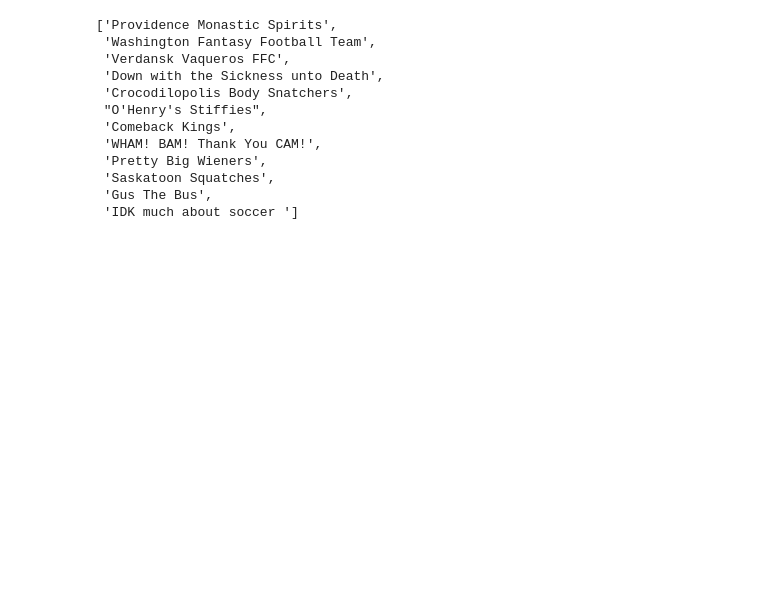
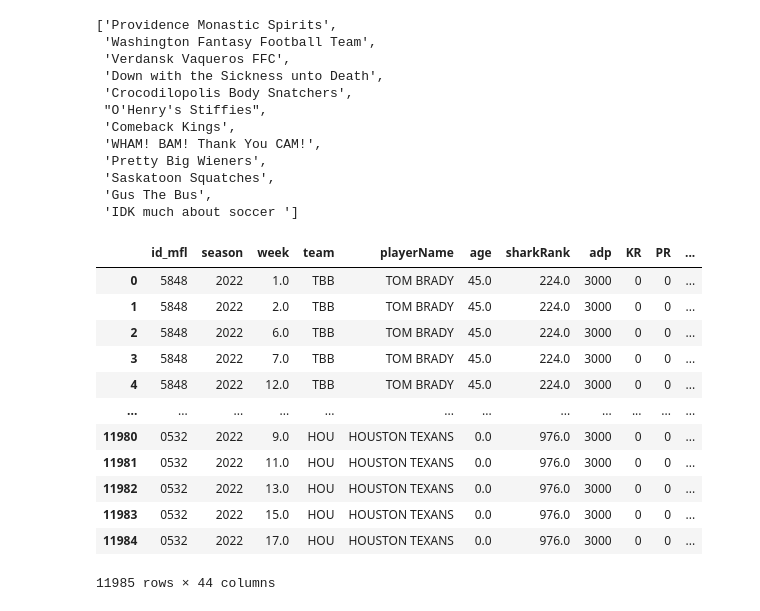
Before and after one commit to travisdharry/FantasyFootballApp, a Jupyter notebook: notebooks/app.ipynb, the cells around one changed output. Cells and saved outputs as stored; diff of their text form; code cells hidden in the pictures; blank space fills up the shorter version.

```diff
--- a/notebooks/app.ipynb
+++ b/notebooks/app.ipynb
@@ -51,10 +51,25 @@ franchises
  'IDK much about soccer ']
 # %%
 #def allPlayers():
-player_df = db.get_df("player_df")
+player_df = db.read_db("predictions")
 tables = [player_df.to_html(classes='data')]
 titles=player_df.columns.values
 #return render_template("allPlayers.html", tables=tables, titles=titles)
+player_df
+# %% [output]
+|  | id_mfl | season | week | team | playerName | age | sharkRank | adp | KR | PR | ... |
+| 0 | 5848 | 2022 | 1.0 | TBB | TOM BRADY | 45.0 | 224.0 | 3000 | 0 | 0 | ... |
+| 1 | 5848 | 2022 | 2.0 | TBB | TOM BRADY | 45.0 | 224.0 | 3000 | 0 | 0 | ... |
+| 2 | 5848 | 2022 | 6.0 | TBB | TOM BRADY | 45.0 | 224.0 | 3000 | 0 | 0 | ... |
+| 3 | 5848 | 2022 | 7.0 | TBB | TOM BRADY | 45.0 | 224.0 | 3000 | 0 | 0 | ... |
+| 4 | 5848 | 2022 | 12.0 | TBB | TOM BRADY | 45.0 | 224.0 | 3000 | 0 | 0 | ... |
+| ... | ... | ... | ... | ... | ... | ... | ... | ... | ... | ... | ... |
+| 11980 | 0532 | 2022 | 9.0 | HOU | HOUSTON TEXANS | 0.0 | 976.0 | 3000 | 0 | 0 | ... |
+| 11981 | 0532 | 2022 | 11.0 | HOU | HOUSTON TEXANS | 0.0 | 976.0 | 3000 | 0 | 0 | ... |
+| 11982 | 0532 | 2022 | 13.0 | HOU | HOUSTON TEXANS | 0.0 | 976.0 | 3000 | 0 | 0 | ... |
+| 11983 | 0532 | 2022 | 15.0 | HOU | HOUSTON TEXANS | 0.0 | 976.0 | 3000 | 0 | 0 | ... |
+| 11984 | 0532 | 2022 | 17.0 | HOU | HOUSTON TEXANS | 0.0 | 976.0 | 3000 | 0 | 0 | ... |
+11985 rows × 44 columns
 # %%
 #@app.route('/waiverWire', methods=['GET', 'POST'])
 #@login_required
```
Also changed, not shown: parts of 4 cells of this notebook, 5 other files.
